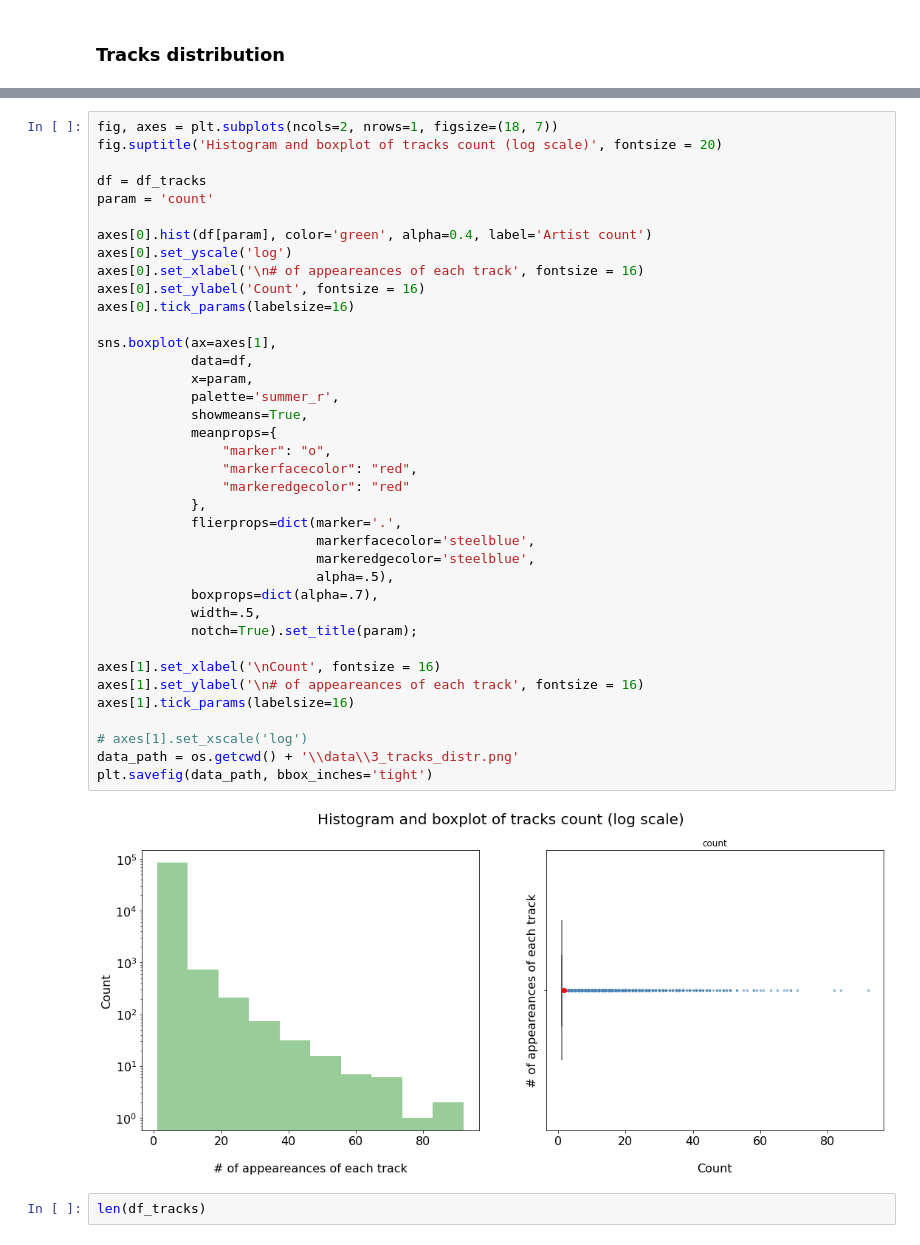
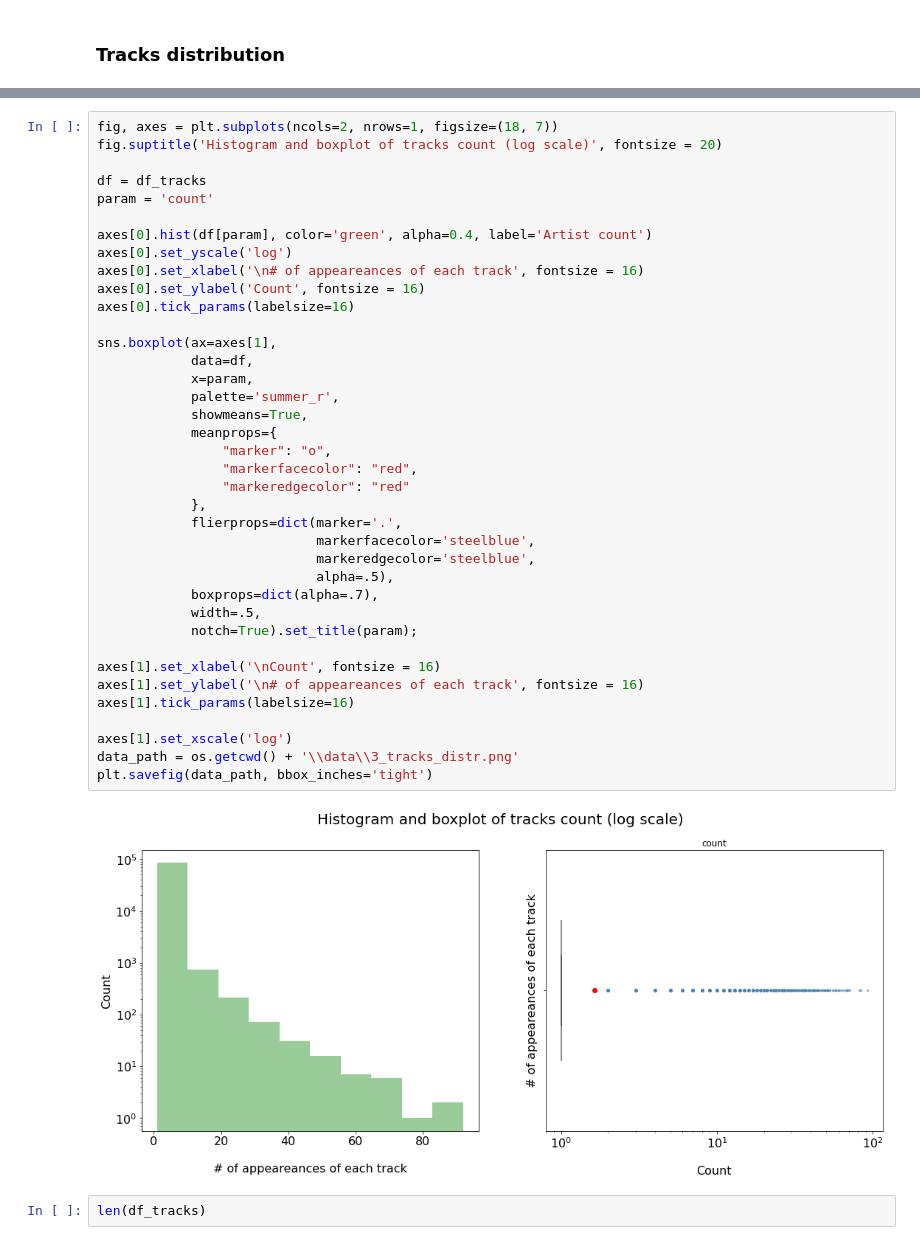
Before and after one commit to MarceloAlvesPereira/Follow_the_beat, a Jupyter notebook: Feel_the_rhythm_3_EDA.ipynb, the cells around one changed output, grey strips where cells are left out. Saved outputs shown, nothing was run; the diff lists cells and outputs as text.

```diff
--- a/Feel_the_rhythm_3_EDA.ipynb
+++ b/Feel_the_rhythm_3_EDA.ipynb
@@ -435,35 +435,35 @@ axes[0].hist(df[param], color='green', alpha=0.4, label='Artist count')
 axes[0].set_yscale('log')
 axes[0].set_xlabel('\n# of appeareances of each track', fontsize = 16)
 axes[0].set_ylabel('Count', fontsize = 16)
 axes[0].tick_params(labelsize=16)
 
 sns.boxplot(ax=axes[1],
             data=df,
             x=param,
             palette='summer_r',
             showmeans=True,
             meanprops={
                 "marker": "o",
                 "markerfacecolor": "red",
                 "markeredgecolor": "red"
             },
             flierprops=dict(marker='.',
                             markerfacecolor='steelblue',
                             markeredgecolor='steelblue',
                             alpha=.5),
             boxprops=dict(alpha=.7),
             width=.5,
             notch=True).set_title(param);
 
 axes[1].set_xlabel('\nCount', fontsize = 16)
 axes[1].set_ylabel('\n# of appeareances of each track', fontsize = 16)
 axes[1].tick_params(labelsize=16)
 
-# axes[1].set_xscale('log')
+axes[1].set_xscale('log')
 data_path = os.getcwd() + '\\data\\3_tracks_distr.png'
 plt.savefig(data_path, bbox_inches='tight')
 # %% [output]
-[figure, old version]
+[figure, new version]
 # %%
 len(df_tracks)
 # %% [output]
```
Also changed, not shown: 2 other files.
